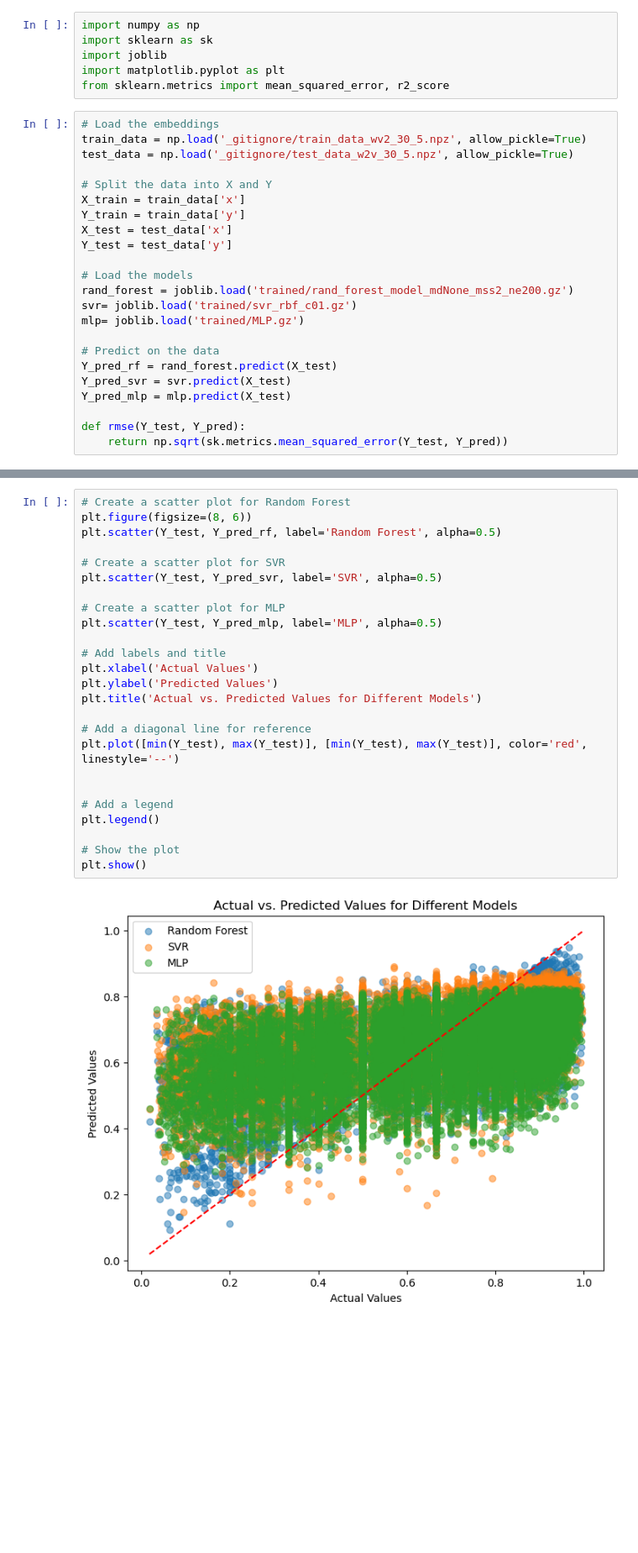
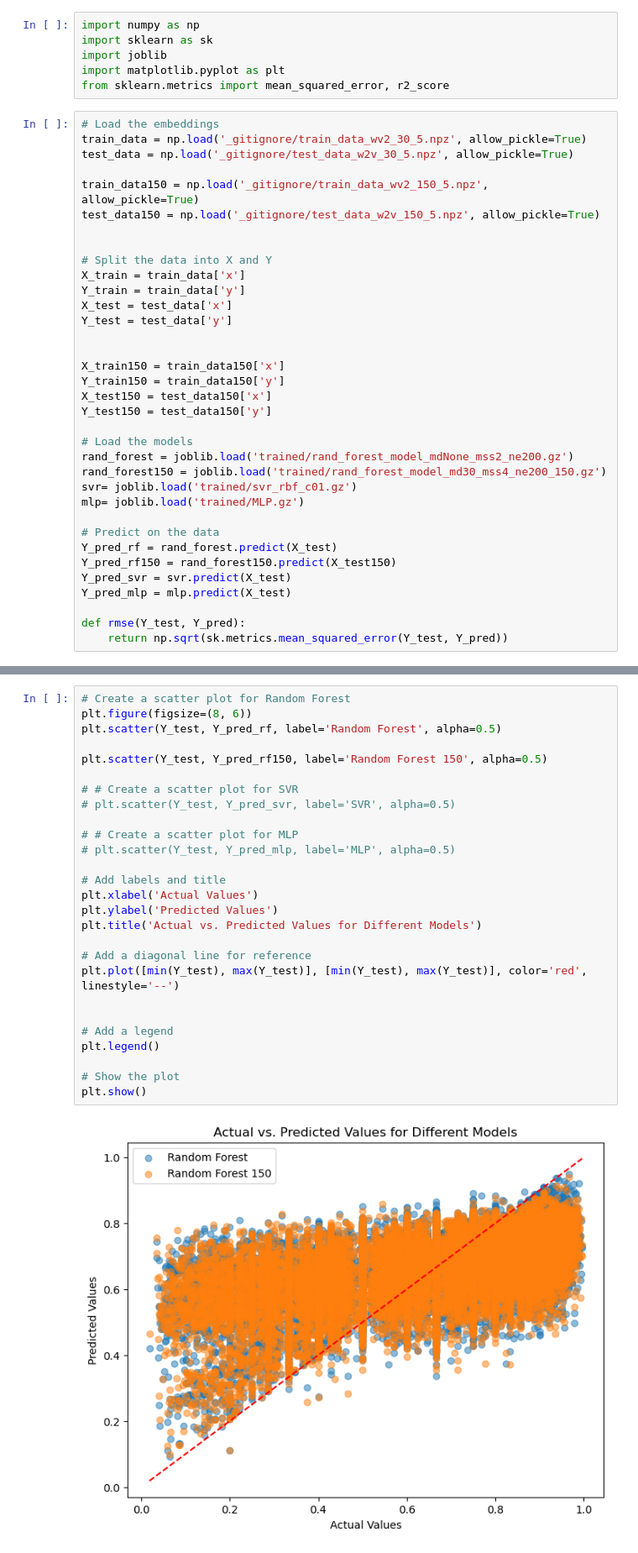
Before and after one commit to AndreaAlberti07/Amazon-books-reviews-ML, a Jupyter notebook: notebooks/model/model_comparison.ipynb, the cells around one changed output, grey strips where cells are left out. Shown at 84% size. Saved outputs shown, nothing was run; the diff lists cells and outputs as text; blank space fills up the shorter version.

Commit message:
tested random forest using a word2vec structure with a vector size of 150 instead of 30 (#7)

```diff
--- a/notebooks/model/model_comparison.ipynb
+++ b/notebooks/model/model_comparison.ipynb
@@ -8,6 +8,10 @@ from sklearn.metrics import mean_squared_error, r2_score
 # Load the embeddings
 train_data = np.load('_gitignore/train_data_wv2_30_5.npz', allow_pickle=True)
 test_data = np.load('_gitignore/test_data_w2v_30_5.npz', allow_pickle=True)
+
+train_data150 = np.load('_gitignore/train_data_wv2_150_5.npz', allow_pickle=True)
+test_data150 = np.load('_gitignore/test_data_w2v_150_5.npz', allow_pickle=True)
+
 
 # Split the data into X and Y
 X_train = train_data['x']
@@ -15,13 +19,21 @@ Y_train = train_data['y']
 X_test = test_data['x']
 Y_test = test_data['y']
 
+
+X_train150 = train_data150['x']
+Y_train150 = train_data150['y']
+X_test150 = test_data150['x']
+Y_test150 = test_data150['y']
+
 # Load the models
 rand_forest = joblib.load('trained/rand_forest_model_mdNone_mss2_ne200.gz')
+rand_forest150 = joblib.load('trained/rand_forest_model_md30_mss4_ne200_150.gz')
 svr= joblib.load('trained/svr_rbf_c01.gz')
 mlp= joblib.load('trained/MLP.gz')
 
 # Predict on the data
 Y_pred_rf = rand_forest.predict(X_test)
+Y_pred_rf150 = rand_forest150.predict(X_test150)
 Y_pred_svr = svr.predict(X_test)
 Y_pred_mlp = mlp.predict(X_test)
 
@@ -42,30 +56,32 @@ MLP 0.028207937449183495 0.16795218798569875 0.1858447659084207
 # %%
 # Create a scatter plot for Random Forest
 plt.figure(figsize=(8, 6))
 plt.scatter(Y_test, Y_pred_rf, label='Random Forest', alpha=0.5)
 
-# Create a scatter plot for SVR
-plt.scatter(Y_test, Y_pred_svr, label='SVR', alpha=0.5)
+plt.scatter(Y_test, Y_pred_rf150, label='Random Forest 150', alpha=0.5)
 
-# Create a scatter plot for MLP
-plt.scatter(Y_test, Y_pred_mlp, label='MLP', alpha=0.5)
+# # Create a scatter plot for SVR
+# plt.scatter(Y_test, Y_pred_svr, label='SVR', alpha=0.5)
+
+# # Create a scatter plot for MLP
+# plt.scatter(Y_test, Y_pred_mlp, label='MLP', alpha=0.5)
 
 # Add labels and title
 plt.xlabel('Actual Values')
 plt.ylabel('Predicted Values')
 plt.title('Actual vs. Predicted Values for Different Models')
 
 # Add a diagonal line for reference
 plt.plot([min(Y_test), max(Y_test)], [min(Y_test), max(Y_test)], color='red', linestyle='--')
 
 
 # Add a legend
 plt.legend()
 
 # Show the plot
 plt.show()
 # %% [output]
-[figure, old version]
+[figure, new version]
 # %% [markdown]
 ## Conclusion
 
```
Also changed, not shown: parts of 1 cell of this notebook, 6 other files.
